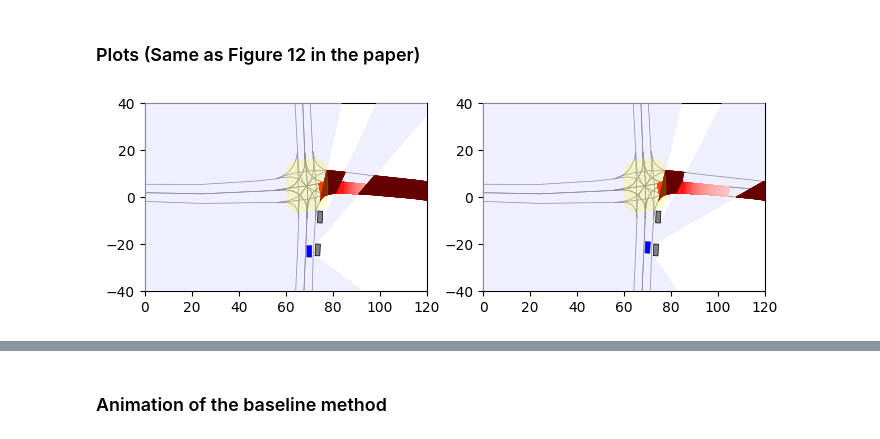
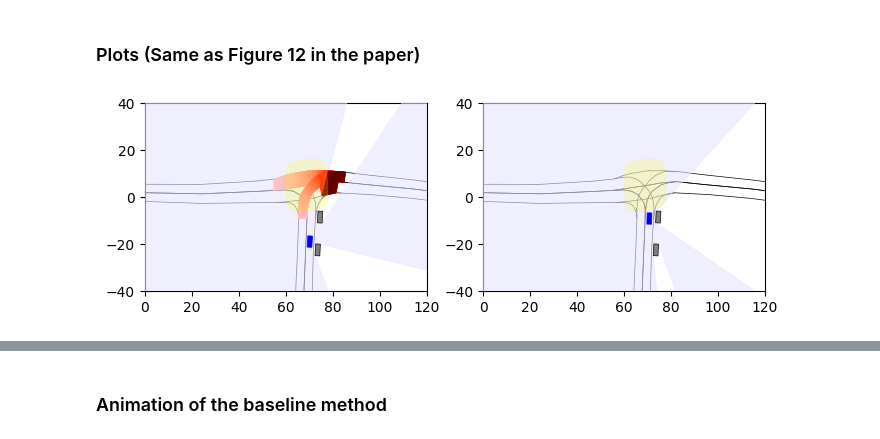
Before and after one commit to christiaantheunisse/foresee-the-unseen, a Jupyter notebook: scenario_parked_cars.ipynb, the cells around one changed output, grey strips where cells are left out. Saved outputs shown, nothing was run; the diff lists cells and outputs as text; code cells hidden in the pictures.

```diff
--- a/scenario_parked_cars.ipynb
+++ b/scenario_parked_cars.ipynb
@@ -28,12 +28,17 @@ def plot(time_step, ego_vehicle, scenarios, sensor_views):
 # %%
 with open("scenario_parked_cars/config_parked.yaml") as file:
     config = yaml.load(file, Loader=yaml.FullLoader)
-scenario1, _ = CommonRoadFileReader("scenario_parked_cars/DEU_Ffb-1_parked.xml").open()
-scenario2, _ = CommonRoadFileReader("scenario_parked_cars/DEU_Ffb-1_parked.xml").open()
+
+# scenario1, _ = CommonRoadFileReader("scenario_parked_cars/DEU_Ffb-1_parked.xml").open()
+# scenario2, _ = CommonRoadFileReader("scenario_parked_cars/DEU_Ffb-1_parked.xml").open()
+# scenario1, _ = CommonRoadFileReader("scenario_parked_cars/DEU_parkedcarsadjusted-1_7_T-1.xml").open()
+# scenario2, _ = CommonRoadFileReader("scenario_parked_cars/DEU_parkedcarsadjusted-1_7_T-1.xml").open()
+scenario1, _ = CommonRoadFileReader("scenario_parked_cars/DEU_withintersectionlanelets-1_7_T-1.xml").open()
+scenario2, _ = CommonRoadFileReader("scenario_parked_cars/DEU_withintersectionlanelets-1_7_T-1.xml").open()
 # %% [markdown]
 ### Simulations (It will take some time)
 # %%
-# track_vehicle, tracked_scenarios, tracked_views = step_simulation(scenario1, config)
+track_vehicle, tracked_scenarios, tracked_views = step_simulation(scenario1, config)
 config['tracking_enabled'] = False
 no_track_vehicle, not_tracked_scenarios, not_tracked_views = step_simulation(scenario2, config)
 # %% [output]
@@ -57,13 +62,15 @@ step 16 : POLYGON ((74.76636002291926 -1.383182286886286, 70.62927990945194 0.50
 # %% [markdown]
 ### Plots (Same as Figure 12 in the paper)
 # %%
-t1 = 0 # 5
-t2 = 2 # 20
+# t1 = 0
+# t2 = 2
+t1 = 5
+t2 = 20
 fig, ax = plt.subplots(1, 2, figsize=(20,13))
 plt.sca(ax[0])
 plot(t1, track_vehicle, tracked_scenarios, tracked_views)
 plt.sca(ax[1])
 plot(t2, track_vehicle, tracked_scenarios, tracked_views)
 # %% [output]
-[figure, old version]
+[figure, new version]
 # %%
```
Also changed, not shown: parts of 5 cells of this notebook, 6 other files.
